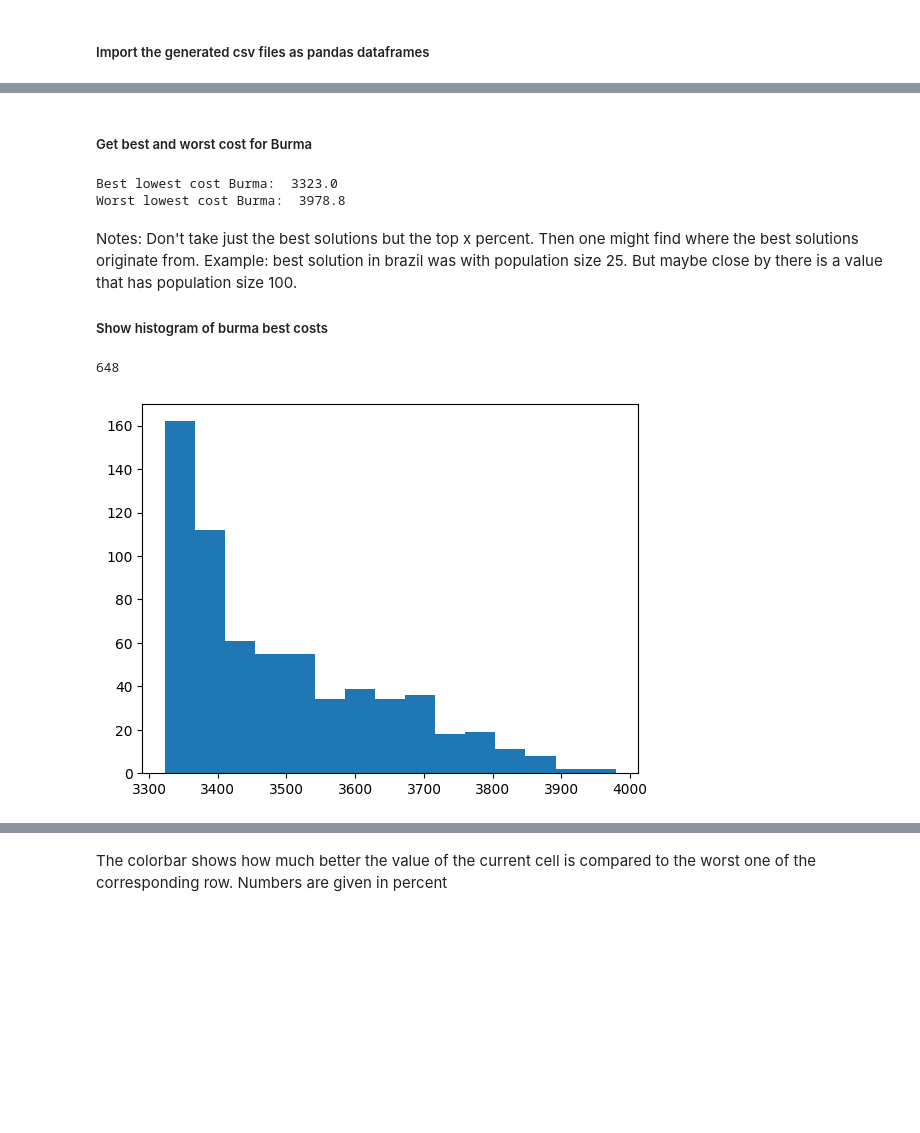
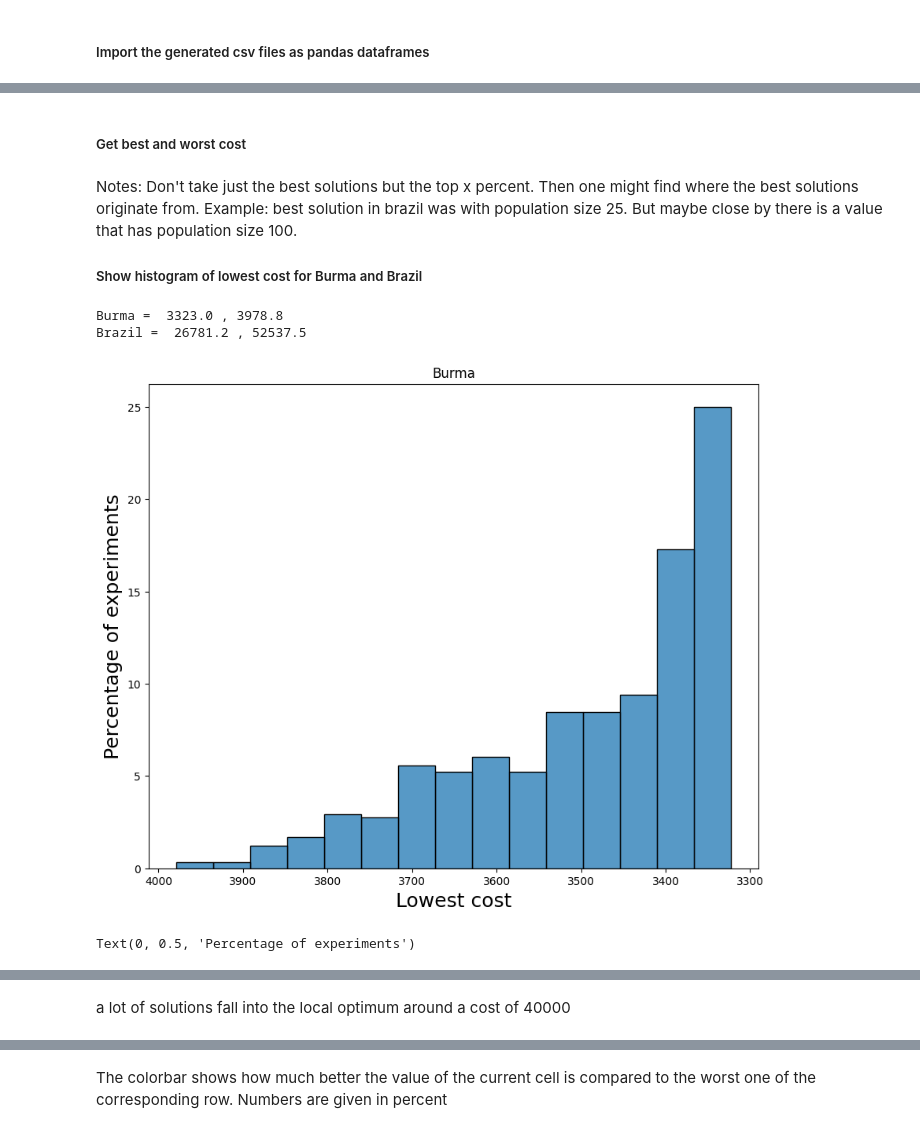
Before and after one commit to franzherm/ea_tsp, a Jupyter notebook: src/data_analysis.ipynb, the cells around one changed output, grey strips where cells are left out. Drawn from its saved outputs; the diff is of its cells as text; code cells hidden in the pictures; blank space fills up the shorter version.

Commit message:
Constructed plots and appended readme file

```diff
--- a/src/data_analysis.ipynb
+++ b/src/data_analysis.ipynb
@@ -28,0 +32,8 @@ display(overview_burma)
+# %%
+lowest_cost = merged_df.groupby(merged_df.index.get_level_values(0))["AvgCost_x"].min()
+highest_cost = merged_df.groupby(merged_df.index.get_level_values(0))["AvgCost_x"].max()
+costs = pd.concat([lowest_cost, highest_cost], axis=1)
+costs.columns=["lowest_average_cost","highest_average_cost"]
+print(costs)
+merged_df.drop(columns="key_0", inplace=True)
+merged_df = merged_df.merge(costs, left_on=detailed_df.index.get_level_values(0), right_index= True)
@@ -28,0 +56,4 @@ display(overview_burma)
+# %%
+#merged_df["convergence"] = (merged_df["highest_average_cost"] - merged_df["AvgCost_x"]) >=  0.8*(merged_df["highest_average_cost"] - merged_df["lowest_average_cost"])
+merged_df["convergence"] = merged_df["AvgCost_x"] <=  1.1*merged_df["lowest_average_cost"]
+display(merged_df)
@@ -28,0 +75,8 @@ display(overview_burma)
+# %%
+merged_df_convergeing = merged_df[merged_df["convergence"] == True]
+merged_df_convergeing = merged_df_convergeing.reset_index(level='Iteration')
+covergence_iterations = merged_df_convergeing.groupby(merged_df_convergeing.index.get_level_values(0))["Iteration"].first()
+display(covergence_iterations)
+
+overview_df["convergence"] = covergence_iterations
+display(overview_df)
@@ -31,21 +115,40 @@ display(overview_burma)
 # %% [markdown]
-##### Get best and worst cost for Burma
+##### Get best and worst cost
-# %%
-best_lowest_cost_burma = overview_burma["LowestCost"].min()
-worst_lowest_cost_burma = overview_burma["LowestCost"].max()
-print("Best lowest cost Burma: ",best_lowest_cost_burma)
-print("Worst lowest cost Burma: ",worst_lowest_cost_burma)
-# %% [output]
-Best lowest cost Burma:  3323.0
-Worst lowest cost Burma:  3978.8
 # %% [markdown]
 Notes: Don't take just the best solutions but the top x percent. Then one might find where the best solutions originate from. Example: best solution in brazil was with population size 25. But maybe close by there is a value that has population size 100.
 
-##### Show histogram of burma best costs
+##### Show histogram of lowest cost for Burma and Brazil
-# %%
-print(overview_burma["LowestCost"].size)
-plt.hist(overview_burma["LowestCost"], bins = 15)
-plt.show()
-# %% [output]
-648
-[figure, removed]
+# %%
+print("Burma = ",overview_burma["LowestCost"].min(),",",overview_burma["LowestCost"].max())
+print("Brazil = ",overview_brazil["LowestCost"].min(),",",overview_brazil["LowestCost"].max())
+plt.rcParams['figure.figsize'] = [10, 8]
+sns.histplot(
+    data=overview_burma,
+    x='LowestCost',
+    discrete=False,
+    stat='percent',
+    bins=15
+)
+plt.gca().invert_xaxis()
+plt.title("Burma")
+plt.xlabel("Lowest cost",fontsize="18")
+plt.ylabel("Percentage of experiments",fontsize="18")
+plt.show()
+
+sns.histplot(
+    data=overview_brazil,
+    x='LowestCost',
+    discrete=False,
+    stat='percent',
+    color="orange",
+    bins=15
+)
+plt.gca().invert_xaxis()
+plt.title("Brazil")
+plt.xlabel("Lowest cost", fontsize="18")
+plt.ylabel("Percentage of experiments",fontsize="18")
+# %% [output]
+Burma =  3323.0 , 3978.8
+Brazil =  26781.2 , 52537.5
+[figure, added]
+Text(0, 0.5, 'Percentage of experiments')
@@ -52 +156,3 @@ plt.show()
+# %% [markdown]
+a lot of solutions fall into the local optimum around a cost of 40000
 # %% [markdown]
```
Also changed, not shown: parts of 23 cells of this notebook, 12 other files.
